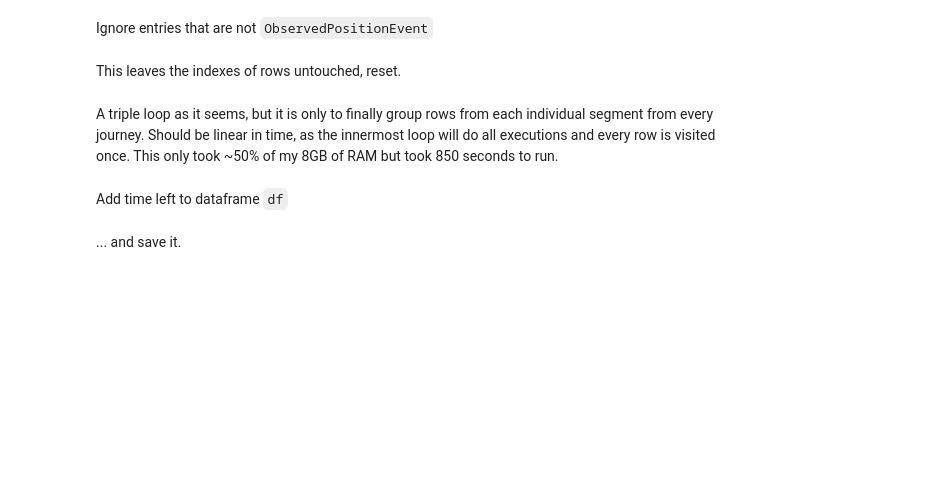
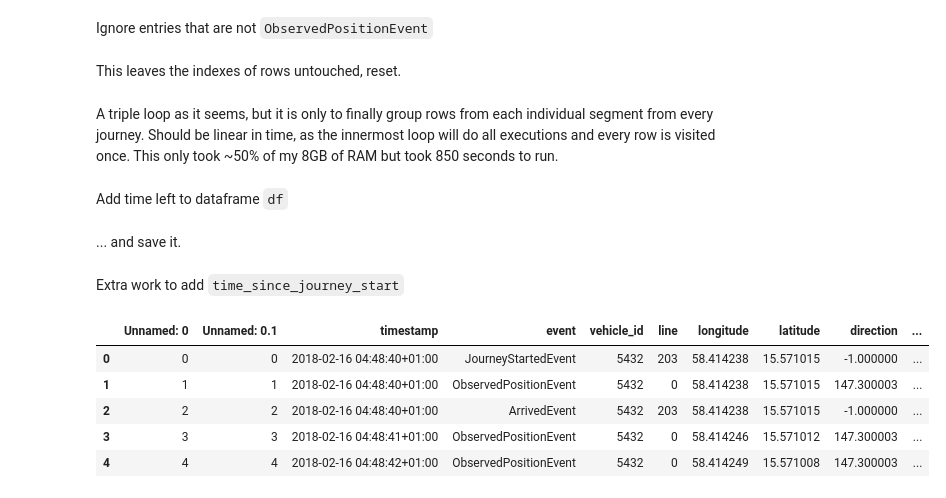
Before and after one commit to M20190649/TDDE19-bus-arrival-time, a Jupyter notebook: ANN/Segment label time left.ipynb, the cells around one changed output. Saved outputs shown, nothing was run; the diff lists cells and outputs as text; code cells hidden in the pictures; blank space fills up the shorter version.

```diff
--- a/ANN/Segment label time left.ipynb
+++ b/ANN/Segment label time left.ipynb
@@ -46,3 +53,16 @@ datta.head()
 ... and save it.
 # %%
 datta.to_pickle('added_t.pkl')
+# %% [markdown]
+Extra work to add `time_since_journey_start`
+# %%
+data = pds.read_pickle('added_t.pkl')
+df = pds.read_csv('../../bus203_all_labelled.csv')
+df.head()
+# %% [output]
+|  | Unnamed: 0 | Unnamed: 0.1 | timestamp | event | vehicle_id | line | longitude | latitude | direction | ... |
+| 0 | 0 | 0 | 2018-02-16 04:48:40+01:00 | JourneyStartedEvent | 5432 | 203 | 58.414238 | 15.571015 | -1.000000 | ... |
+| 1 | 1 | 1 | 2018-02-16 04:48:40+01:00 | ObservedPositionEvent | 5432 | 0 | 58.414238 | 15.571015 | 147.300003 | ... |
+| 2 | 2 | 2 | 2018-02-16 04:48:40+01:00 | ArrivedEvent | 5432 | 203 | 58.414238 | 15.571015 | -1.000000 | ... |
+| 3 | 3 | 3 | 2018-02-16 04:48:41+01:00 | ObservedPositionEvent | 5432 | 0 | 58.414246 | 15.571012 | 147.300003 | ... |
+| 4 | 4 | 4 | 2018-02-16 04:48:42+01:00 | ObservedPositionEvent | 5432 | 0 | 58.414249 | 15.571008 | 147.300003 | ... |
```
Also changed, not shown: parts of 4 cells of this notebook, 3 other files.
